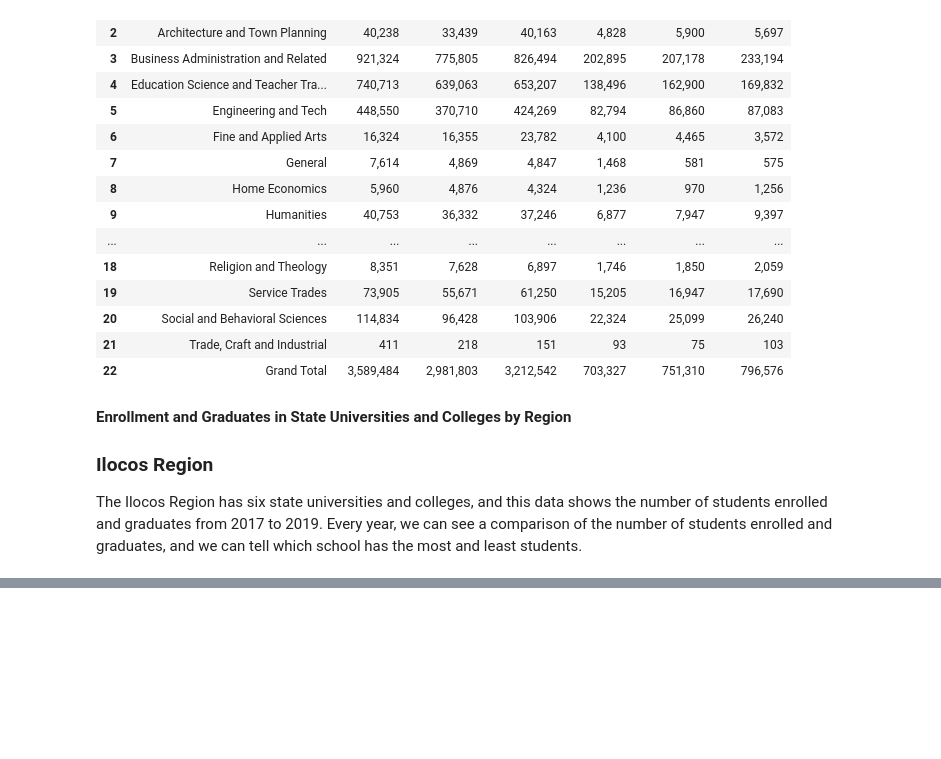
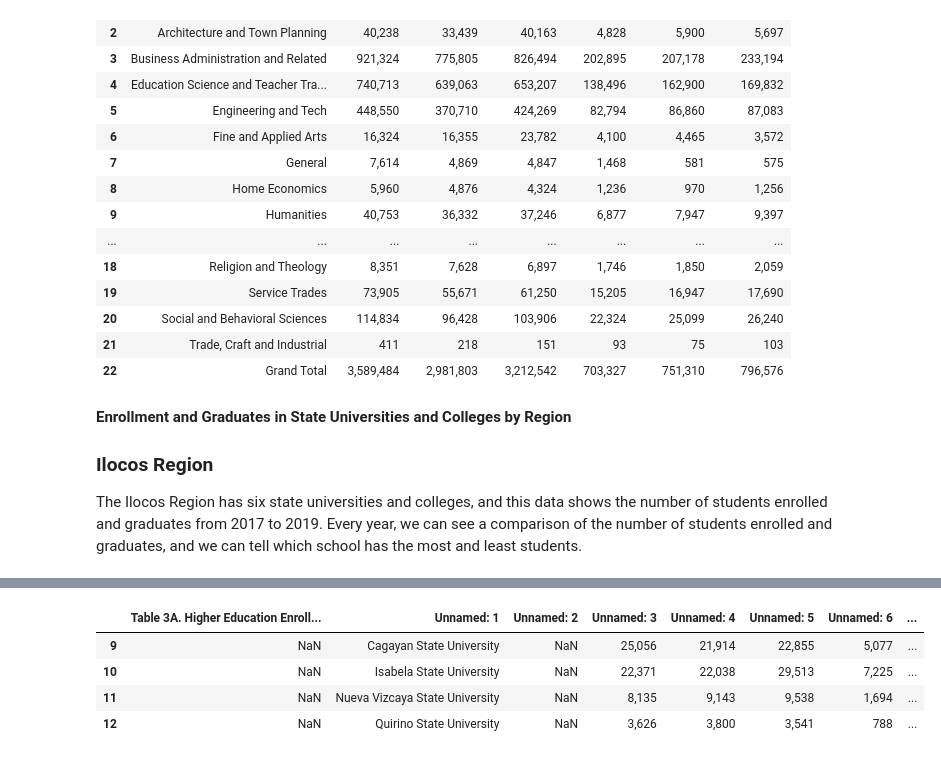
Before and after one commit to GlennBSIT3205/IT-BA-3205_Coalesce, a Jupyter notebook: Education in the Philippines Visualization.ipynb, the cells around one changed output, grey strips where cells are left out. Saved outputs shown, nothing was run; the diff lists cells and outputs as text; code cells hidden in the pictures; blank space fills up the shorter version.

```diff
--- a/Education in the Philippines Visualization.ipynb
+++ b/Education in the Philippines Visualization.ipynb
@@ -49,3 +49,13 @@ display(df.iloc[0:8])
 | 5 | NaN | North Luzon Philippines State Col... | NaN | 2,147 | 2,371 | 2,748 | 644 | ... |
 | 6 | NaN | Pangasinan State University | NaN | 18,495 | 20,355 | 20,584 | 4,503 | ... |
 | 7 | NaN | University of Northern Philippines | NaN | 9,446 | 7,037 | 7,038 | 3,105 | ... |
+# %%
+url = 'https://raw.githubusercontent.com/GlennBSIT3205/IT-BA-3205_Coalesce/main/Data%20Sets/Higher-Education-Enrollment-and-Graduates-in-State-Universities-and-Colleges-1-converted.csv'
+df = pd.read_csv(url)
+display(df.iloc[9:13])
+# %% [output]
+|  | Table 3A. Higher Education Enroll... | Unnamed: 1 | Unnamed: 2 | Unnamed: 3 | Unnamed: 4 | Unnamed: 5 | Unnamed: 6 | ... |
+| 9 | NaN | Cagayan State University | NaN | 25,056 | 21,914 | 22,855 | 5,077 | ... |
+| 10 | NaN | Isabela State University | NaN | 22,371 | 22,038 | 29,513 | 7,225 | ... |
+| 11 | NaN | Nueva Vizcaya State University | NaN | 8,135 | 9,143 | 9,538 | 1,694 | ... |
+| 12 | NaN | Quirino State University | NaN | 3,626 | 3,800 | 3,541 | 788 | ... |
```
